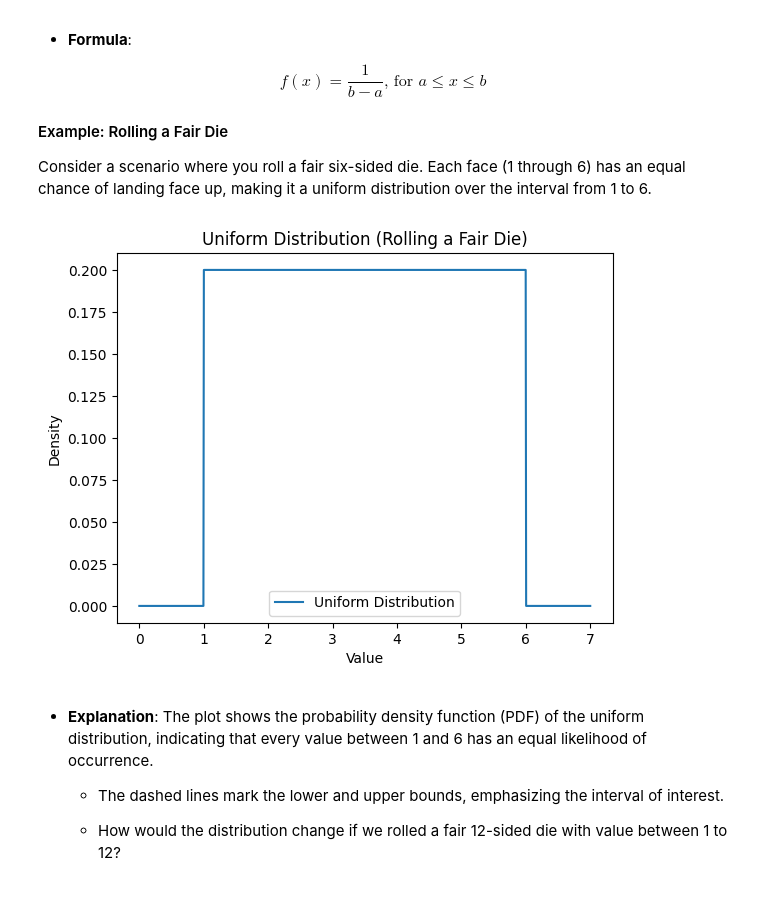
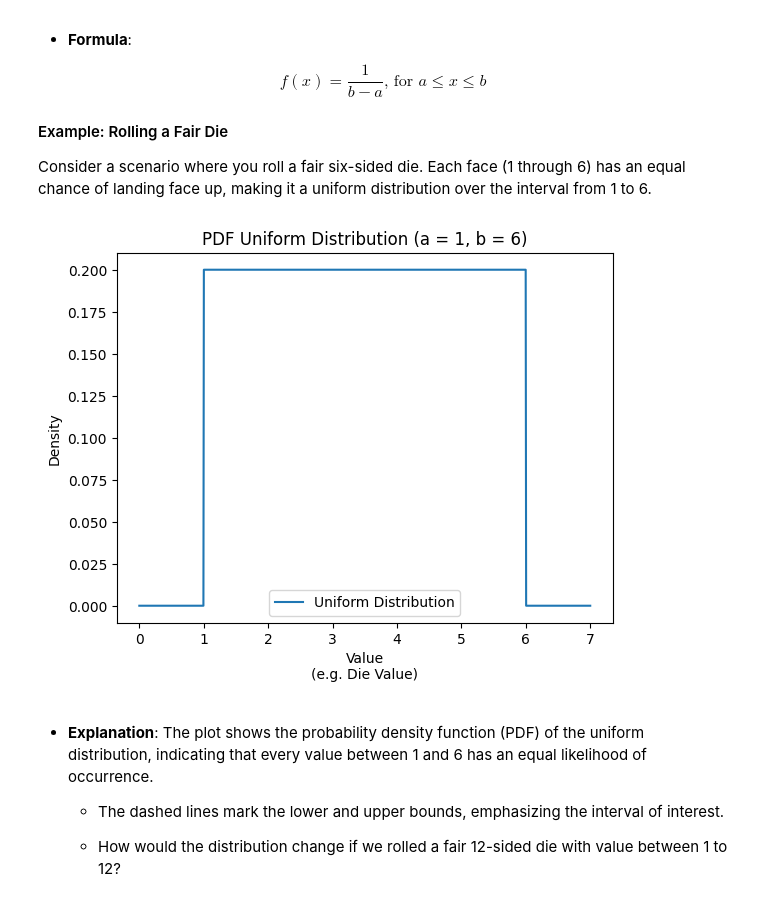
Before and after one commit to themarisolhernandez/ds-review-lessons, a Jupyter notebook: 09-random-variables.ipynb, the cells around one changed output. Cells and saved outputs as stored; diff of their text form; code cells hidden in the pictures.

Commit message:
Updated labels on plots

```diff
--- a/09-random-variables.ipynb
+++ b/09-random-variables.ipynb
@@ -415,23 +415,23 @@ Consider a scenario where you roll a fair six-sided die. Each face (1 through 6)
 # %%
 from scipy.stats import uniform
 
 # Parameters
 a = 1  # Lower bound
 b = 6  # Upper bound
 x = np.linspace(0, b+1, 1000)  # Range for plotting
 pdf = uniform.pdf(x, loc=a, scale=b-a)  # Probability Density Function
 
 # Plotting
 plt.plot(x, pdf, label='Uniform Distribution')
-plt.title("Uniform Distribution (Rolling a Fair Die)")
-plt.xlabel("Value")
+plt.title(f"PDF Uniform Distribution (a = {a}, b = {b})")
+plt.xlabel("Value\n(e.g. Die Value)")
 plt.ylabel("Density")
 # plt.axvline(a, color='red', linestyle='--', label='Lower Bound (1)')  # Line at lower bound
 # plt.axvline(b, color='green', linestyle='--', label='Upper Bound (6)')  # Line at upper bound
 plt.legend()
 plt.show()
 # %% [output]
-[figure, old version]
+[figure, new version]
 # %% [markdown]
 - **Explanation**: The plot shows the probability density function (PDF) of the uniform distribution, indicating that every value between 1 and 6 has an equal likelihood of occurrence.
 
```
Also changed, not shown: parts of 3 cells of this notebook, 1 other file.
